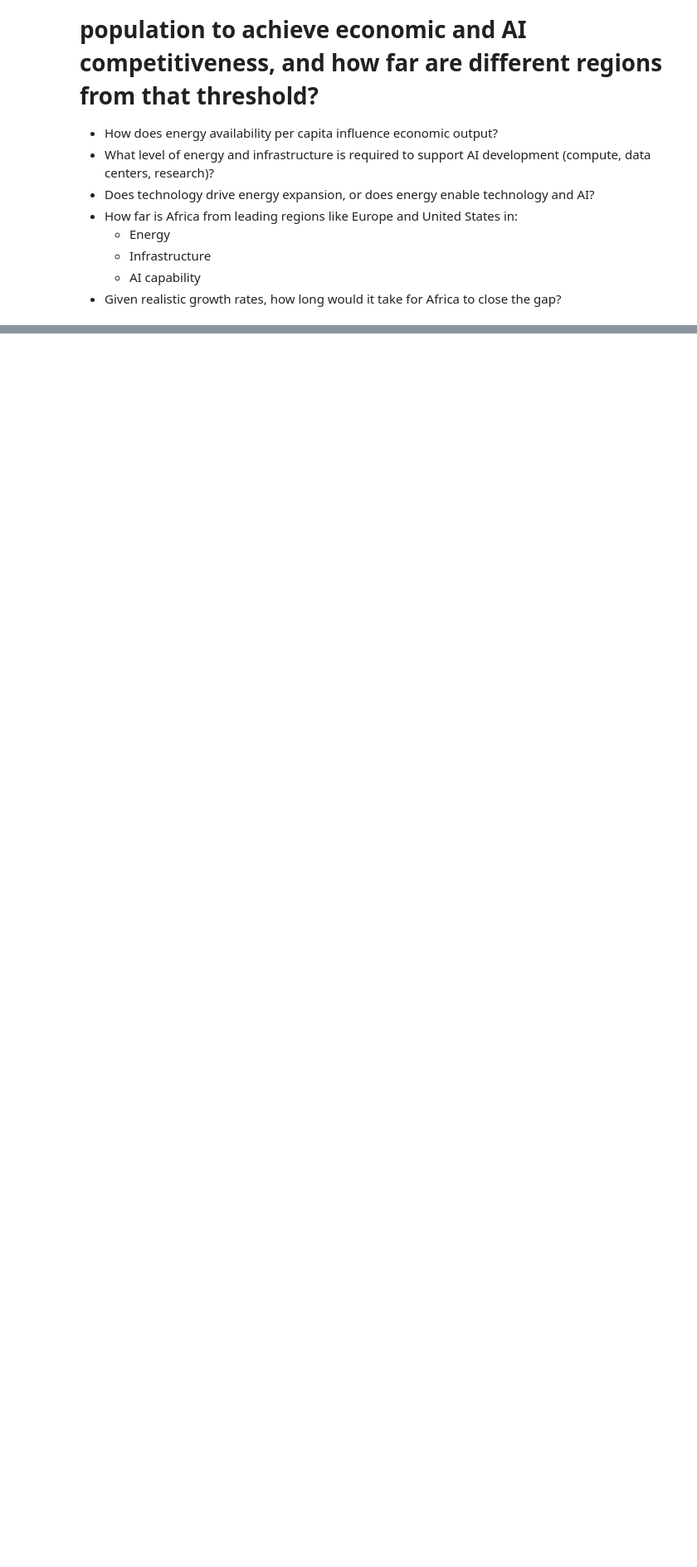
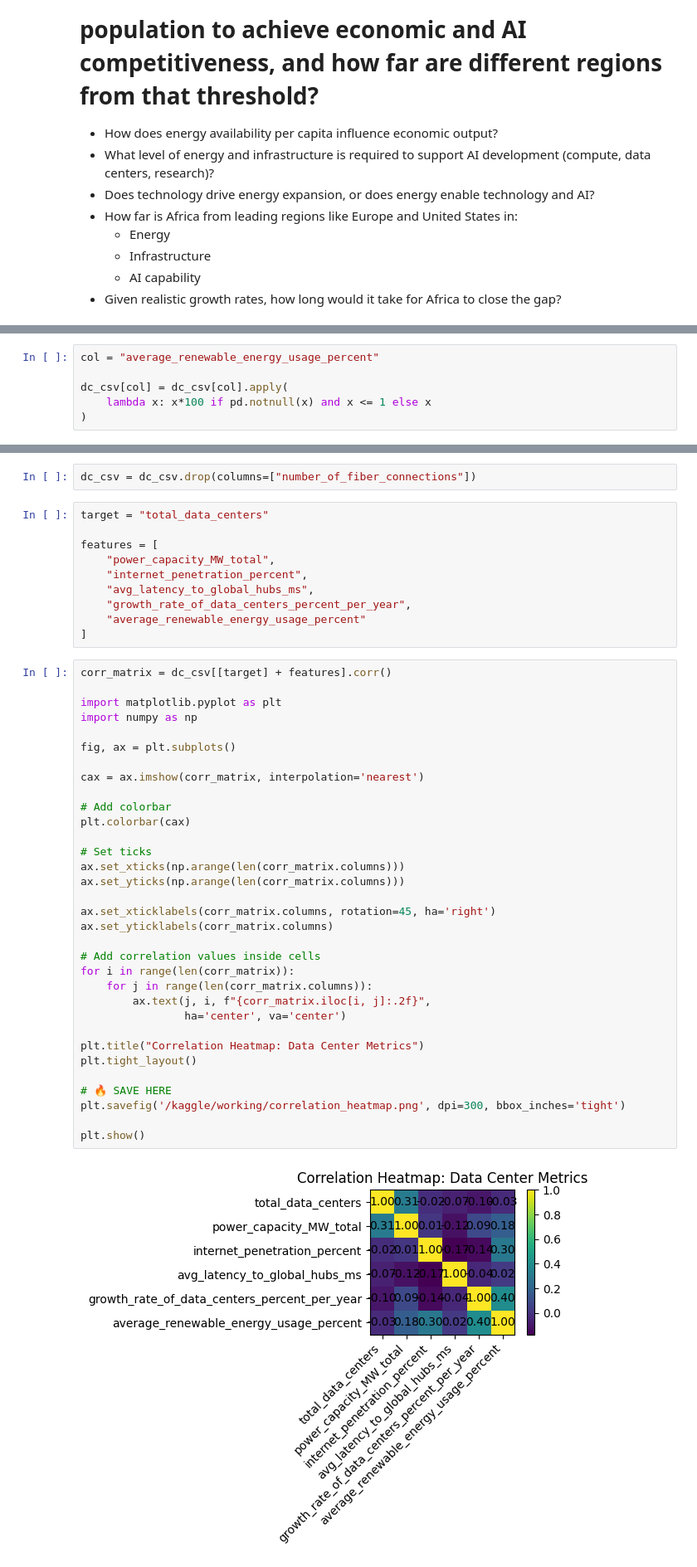
Before and after one commit to musiliandrew/Energy-and-AI-Tech-Advancement-Research, a Jupyter notebook: energy-vs-ai-tech-advancement.ipynb, the cells around one changed output, grey strips where cells are left out. Shown at 83% size. Cells and saved outputs as stored; diff of their text form; blank space fills up the shorter version.

Commit message:
Kaggle Notebook | Energy vs AI/Tech Advancement | Version 3

```diff
--- a/energy-vs-ai-tech-advancement.ipynb
+++ b/energy-vs-ai-tech-advancement.ipynb
@@ -46,0 +227,6 @@ for dirname, _, filenames in os.walk('/kaggle/input'):
+# %%
+col = "average_renewable_energy_usage_percent"
+
+dc_csv[col] = dc_csv[col].apply(
+    lambda x: x*100 if pd.notnull(x) and x <= 1 else x
+)
@@ -46,0 +257,47 @@ for dirname, _, filenames in os.walk('/kaggle/input'):
+# %%
+dc_csv = dc_csv.drop(columns=["number_of_fiber_connections"])
+# %%
+target = "total_data_centers"
+
+features = [
+    "power_capacity_MW_total",
+    "internet_penetration_percent",
+    "avg_latency_to_global_hubs_ms",
+    "growth_rate_of_data_centers_percent_per_year",
+    "average_renewable_energy_usage_percent"
+]
+# %%
+corr_matrix = dc_csv[[target] + features].corr()
+
+import matplotlib.pyplot as plt
+import numpy as np
+
+fig, ax = plt.subplots()
+
+cax = ax.imshow(corr_matrix, interpolation='nearest')
+
+# Add colorbar
+plt.colorbar(cax)
+
+# Set ticks
+ax.set_xticks(np.arange(len(corr_matrix.columns)))
+ax.set_yticks(np.arange(len(corr_matrix.columns)))
+
+ax.set_xticklabels(corr_matrix.columns, rotation=45, ha='right')
+ax.set_yticklabels(corr_matrix.columns)
+
+# Add correlation values inside cells
+for i in range(len(corr_matrix)):
+    for j in range(len(corr_matrix.columns)):
+        ax.text(j, i, f"{corr_matrix.iloc[i, j]:.2f}",
+                ha='center', va='center')
+
+plt.title("Correlation Heatmap: Data Center Metrics")
+plt.tight_layout()
+
+# 🔥 SAVE HERE
+plt.savefig('/kaggle/working/correlation_heatmap.png', dpi=300, bbox_inches='tight')
+
+plt.show()
+# %% [output]
+[figure, added]
```
Also changed, not shown: parts of 18 cells of this notebook.
